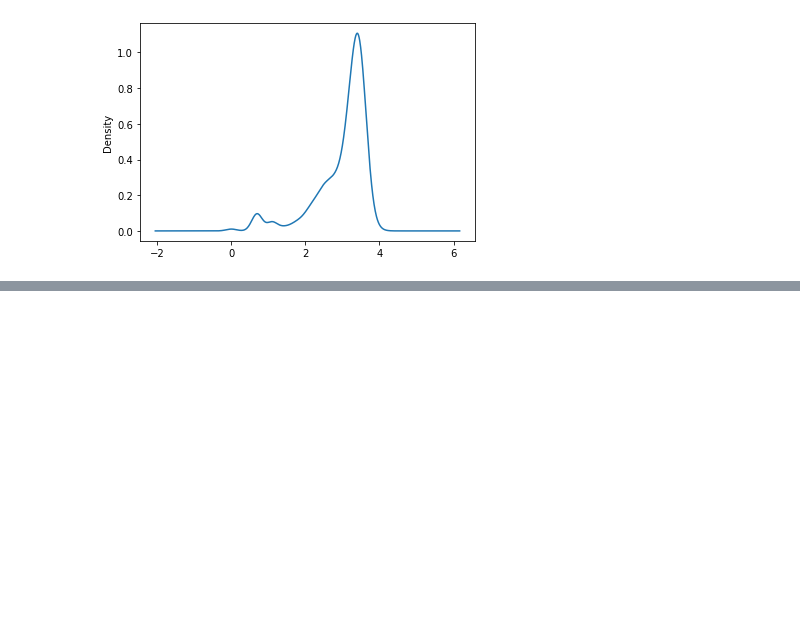
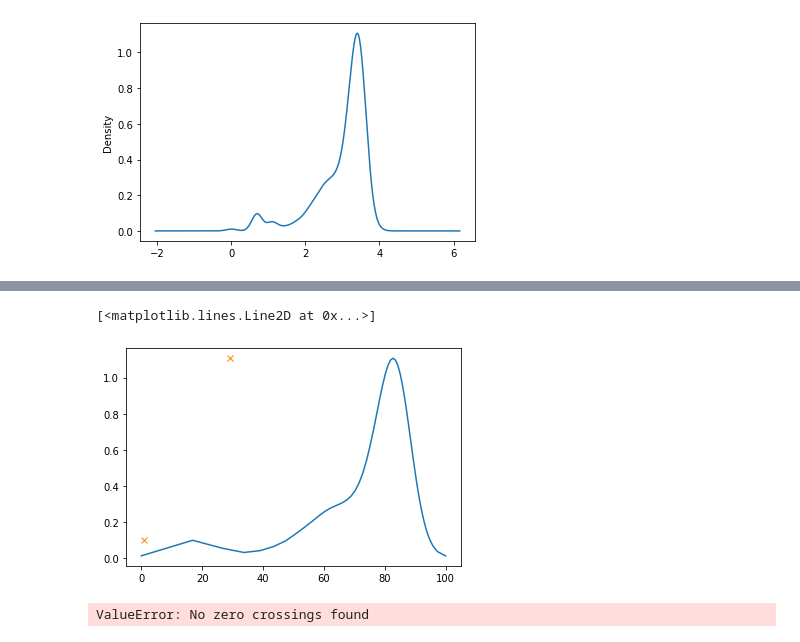
Before and after one commit to MACEPA/DIAMETER, a Jupyter notebook: fcs_test.ipynb, the cells around one changed output, grey strips where cells are left out. Cells and saved outputs as stored; diff of their text form; code cells hidden in the pictures; blank space fills up the shorter version.

```diff
--- a/fcs_test.ipynb
+++ b/fcs_test.ipynb
@@ -115,0 +155,14 @@ test.channels
+# %%
+plt.plot(sub_test['intensity'], sub_test['density'])
+plt.plot(peaks1, testx[peaks1], "x")
+# %% [output]
+[<matplotlib.lines.Line2D at 0x...>]
+[figure, added]
+# %%
+peaks2, properties2 = peakdetect_spline(den_x, sub_test['intensity'])
+# peaks2 = np.array(peaks2[0], type=)
+# plt.plot(sub_test['intensity'], den_x)
+# plt.plot(peaks2, den_x[peaks2], "x")
+peaks2
+# %% [output]
+ValueError: No zero crossings found
```
Also changed, not shown: parts of 20 cells of this notebook.
